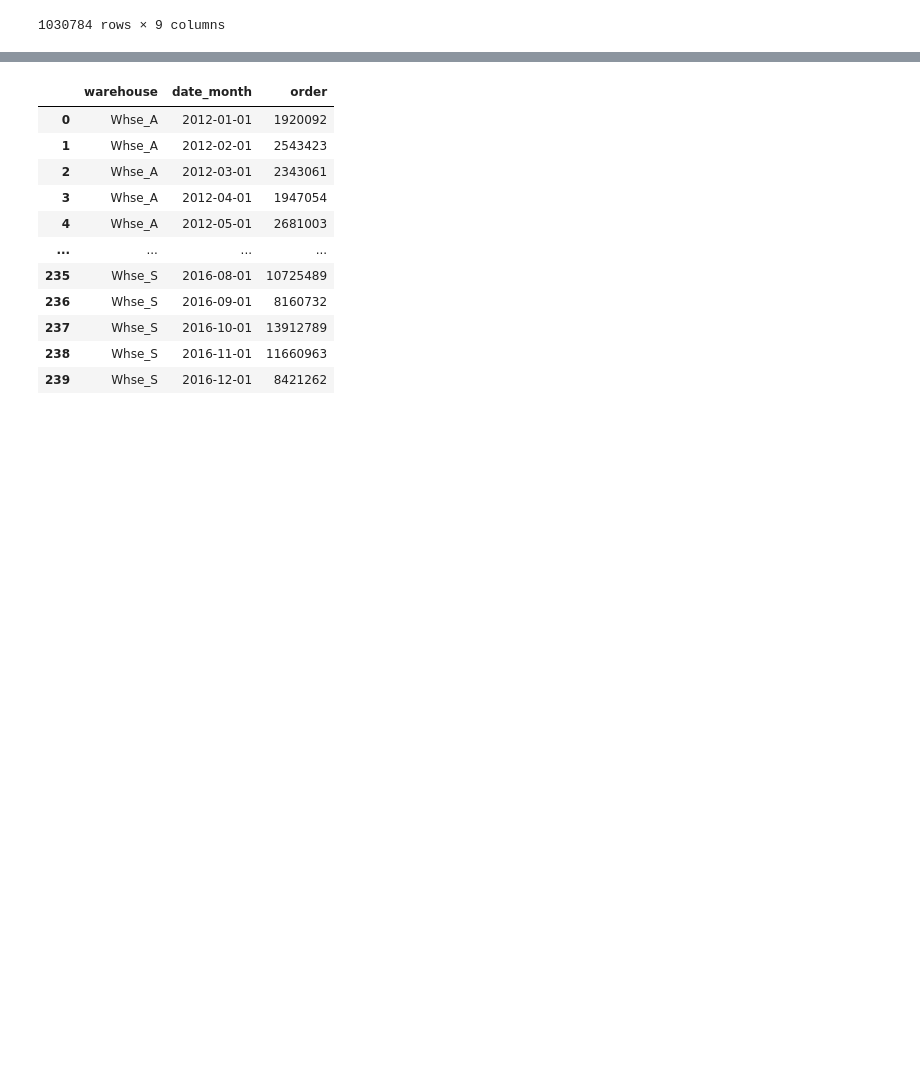
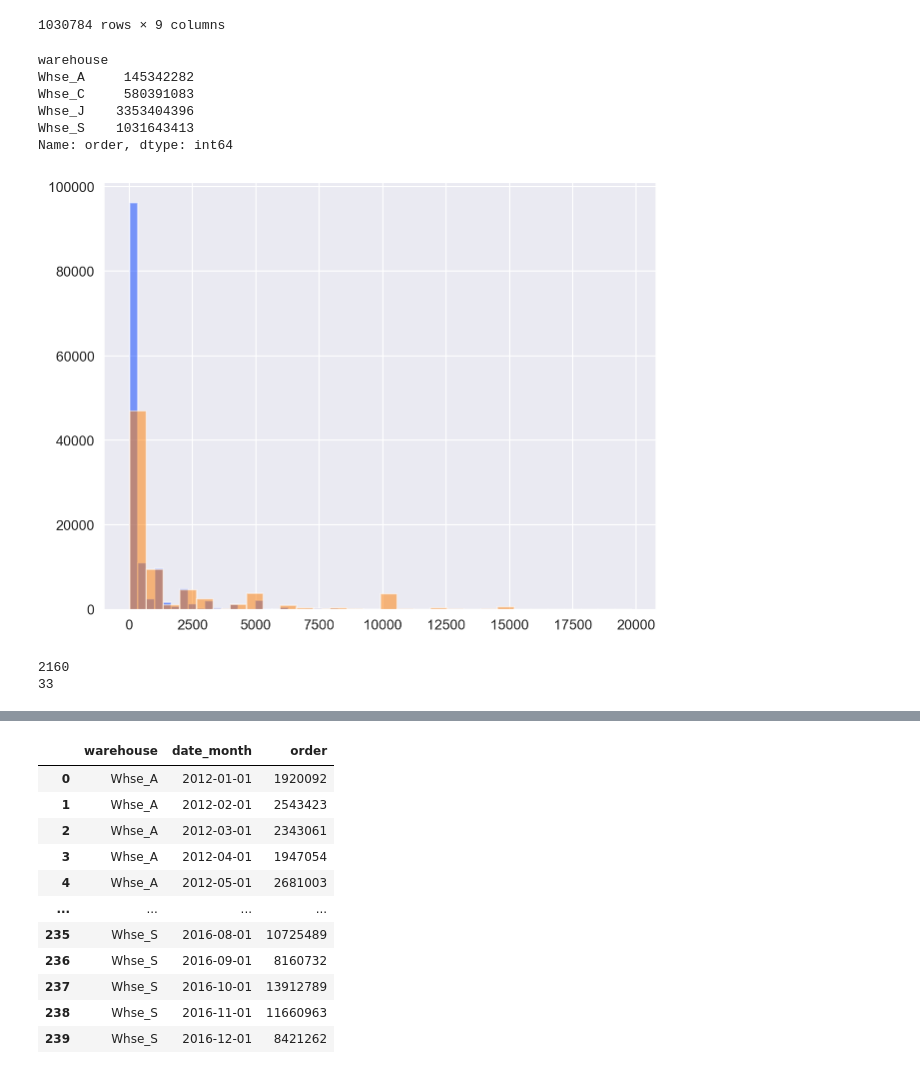
Before and after one commit to songhunhwa1/DS_demand_forecast, a Jupyter notebook: Forecast_Product_Demand/EDA.ipynb, the cells around one changed output, grey strips where cells are left out. Saved outputs shown, nothing was run; the diff lists cells and outputs as text; code cells hidden in the pictures; blank space fills up the shorter version.

```diff
--- a/Forecast_Product_Demand/EDA.ipynb
+++ b/Forecast_Product_Demand/EDA.ipynb
@@ -85,3 +85,25 @@ df
 | 1048573 | Product_0901 | Whse_J | Category_023 | 2016-10-07 | 50 | 2016-10-01 | 10 | 4 | Friday |
 | 1048574 | Product_0704 | Whse_J | Category_001 | 2016-06-27 | 4 | 2016-06-01 | 6 | 0 | Monday |
 1030784 rows × 9 columns
+# %%
+df.groupby("warehouse").order.sum()
+# %% [output]
+warehouse
+Whse_A     145342282
+Whse_C     580391083
+Whse_J    3353404396
+Whse_S    1031643413
+Name: order, dtype: int64
+# %%
+df.query("warehouse == 'Whse_A' and order < 10000").order.hist(bins=30, alpha=.5)
+df.query("warehouse == 'Whse_S' and order < 20000").order.hist(bins=30, alpha=.5)
+#df.query("warehouse == 'Whse_J' and order < 20000").order.hist(bins=30, alpha=.5)
+plt.tight_layout()
+# %% [output]
+[figure, added]
+# %%
+print(len(df.prd_code.value_counts()))
+print(len(df.category.value_counts()))
+# %% [output]
+2160
+33
```
Also changed, not shown: parts of 14 cells of this notebook.
